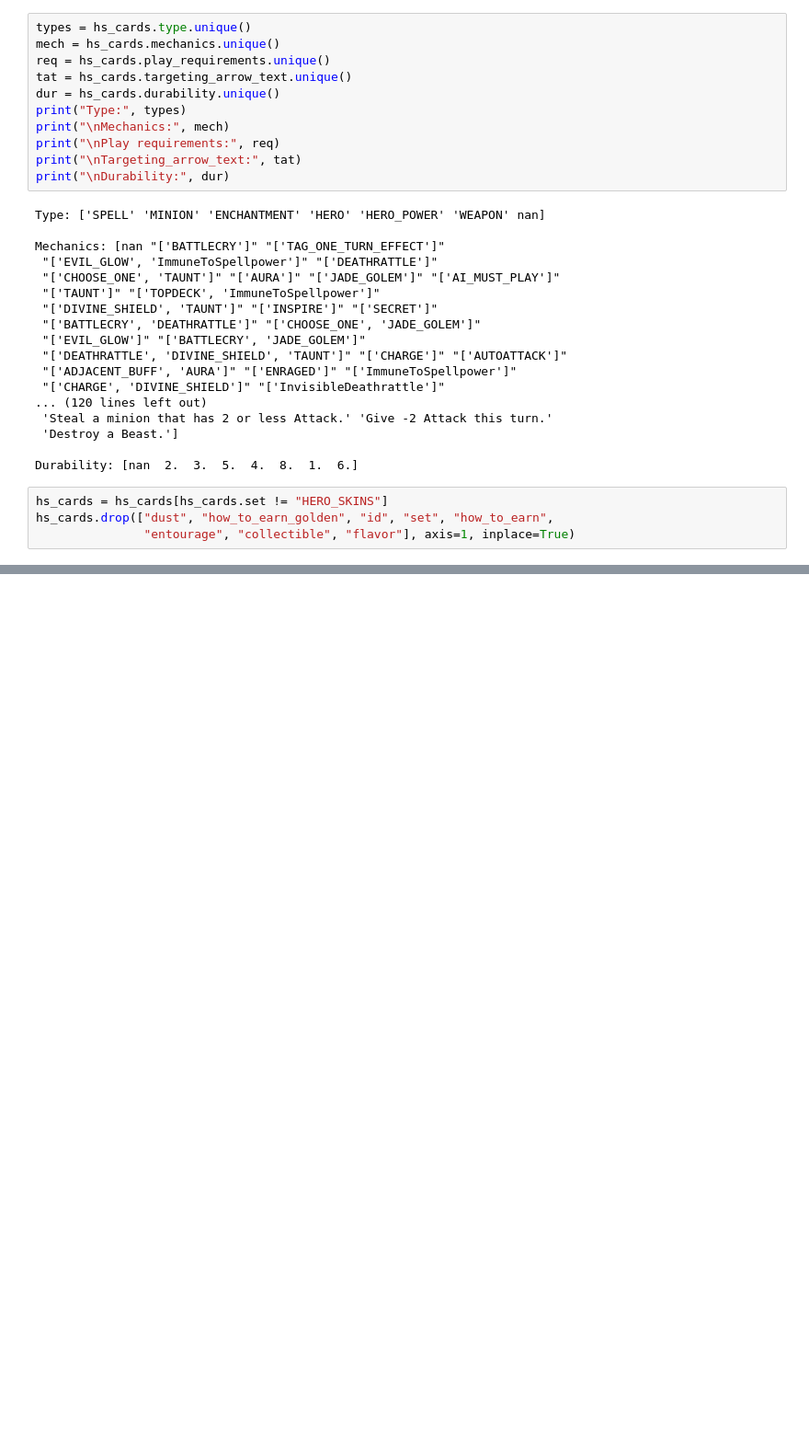
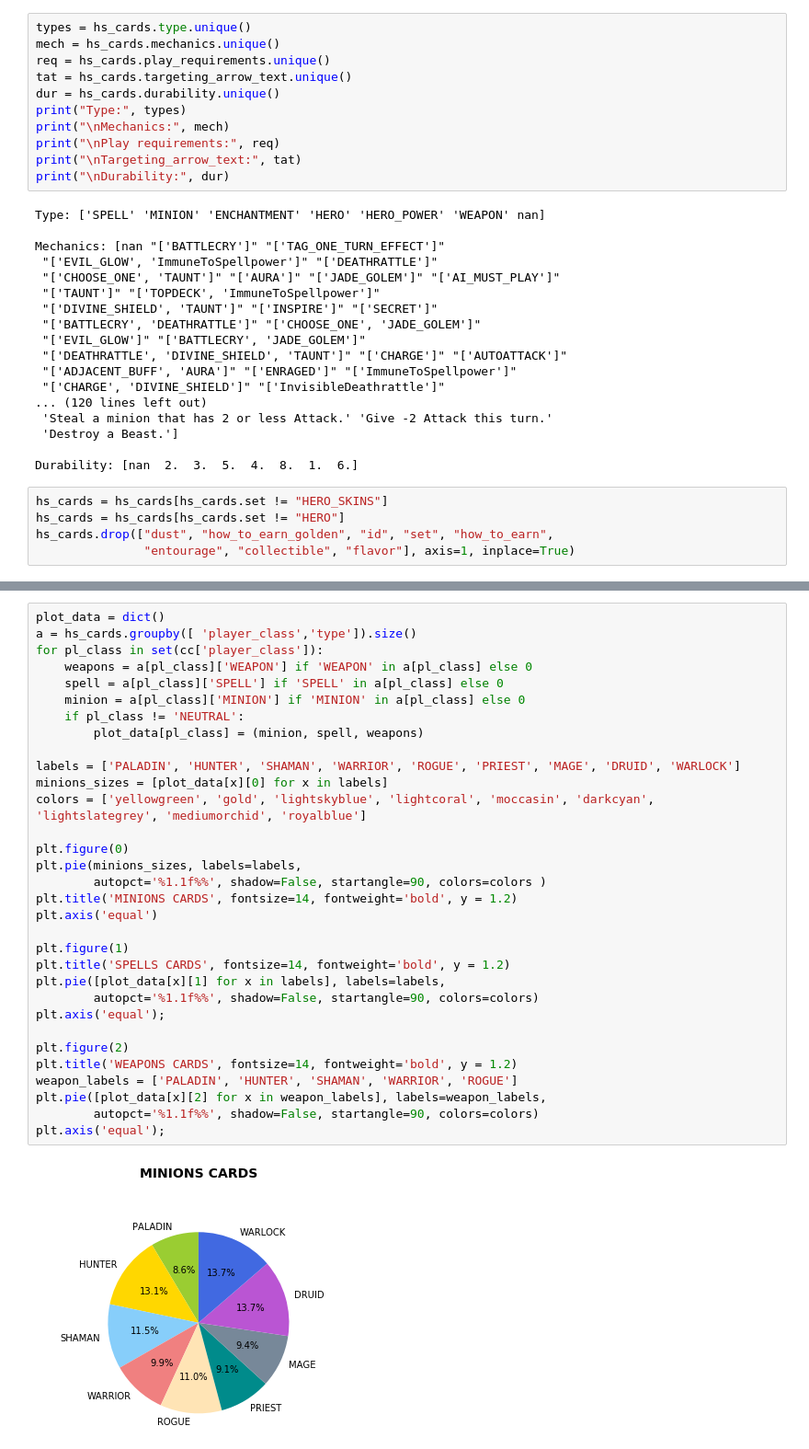
Before and after one commit to barbaraDorame/hearthstone_ml, a Jupyter notebook: data.ipynb, the cells around one changed output, grey strips where cells are left out. Shown at 92% size. Cells and saved outputs as stored; diff of their text form; blank space fills up the shorter version.

```diff
--- a/data.ipynb
+++ b/data.ipynb
@@ -44,6 +52,7 @@ Mechanics: [nan "['BATTLECRY']" "['TAG_ONE_TURN_EFFECT']"
 Durability: [nan  2.  3.  5.  4.  8.  1.  6.]
 # %%
 hs_cards = hs_cards[hs_cards.set != "HERO_SKINS"]
+hs_cards = hs_cards[hs_cards.set != "HERO"]
 hs_cards.drop(["dust", "how_to_earn_golden", "id", "set", "how_to_earn",
                "entourage", "collectible", "flavor"], axis=1, inplace=True)
 # %%
@@ -55,3 +64,37 @@ hs_cards.head()
 | 2 | DRUID | MINION | Druid of the Flame | NaN | 3.0 | 2.0 | 5.0 | COMMON | NaN | ... |
 | 3 | NEUTRAL | MINION | Justicar Trueheart | <b>Battlecry:</b> Replace your st... | 6.0 | 6.0 | 3.0 | LEGENDARY | ['BATTLECRY'] | ... |
 | 4 | NEUTRAL | MINION | Faceless Behemoth | NaN | 10.0 | 10.0 | 10.0 | COMMON | NaN | ... |
+# %%
+plot_data = dict()
+a = hs_cards.groupby([ 'player_class','type']).size()
+for pl_class in set(cc['player_class']):
+    weapons = a[pl_class]['WEAPON'] if 'WEAPON' in a[pl_class] else 0
+    spell = a[pl_class]['SPELL'] if 'SPELL' in a[pl_class] else 0
+    minion = a[pl_class]['MINION'] if 'MINION' in a[pl_class] else 0
+    if pl_class != 'NEUTRAL':
+        plot_data[pl_class] = (minion, spell, weapons)
+
+labels = ['PALADIN', 'HUNTER', 'SHAMAN', 'WARRIOR', 'ROGUE', 'PRIEST', 'MAGE', 'DRUID', 'WARLOCK']
+minions_sizes = [plot_data[x][0] for x in labels]
+colors = ['yellowgreen', 'gold', 'lightskyblue', 'lightcoral', 'moccasin', 'darkcyan', 'lightslategrey', 'mediumorchid', 'royalblue']
+
+plt.figure(0)
+plt.pie(minions_sizes, labels=labels,
+        autopct='%1.1f%%', shadow=False, startangle=90, colors=colors )
+plt.title('MINIONS CARDS', fontsize=14, fontweight='bold', y = 1.2)
+plt.axis('equal')
+
+plt.figure(1)
+plt.title('SPELLS CARDS', fontsize=14, fontweight='bold', y = 1.2)
+plt.pie([plot_data[x][1] for x in labels], labels=labels,
+        autopct='%1.1f%%', shadow=False, startangle=90, colors=colors)
+plt.axis('equal');
+
+plt.figure(2)
+plt.title('WEAPONS CARDS', fontsize=14, fontweight='bold', y = 1.2)
+weapon_labels = ['PALADIN', 'HUNTER', 'SHAMAN', 'WARRIOR', 'ROGUE']
+plt.pie([plot_data[x][2] for x in weapon_labels], labels=weapon_labels,
+        autopct='%1.1f%%', shadow=False, startangle=90, colors=colors)
+plt.axis('equal');
+# %% [output]
+[figure, added]
```
Also changed, not shown: parts of 5 cells of this notebook.
